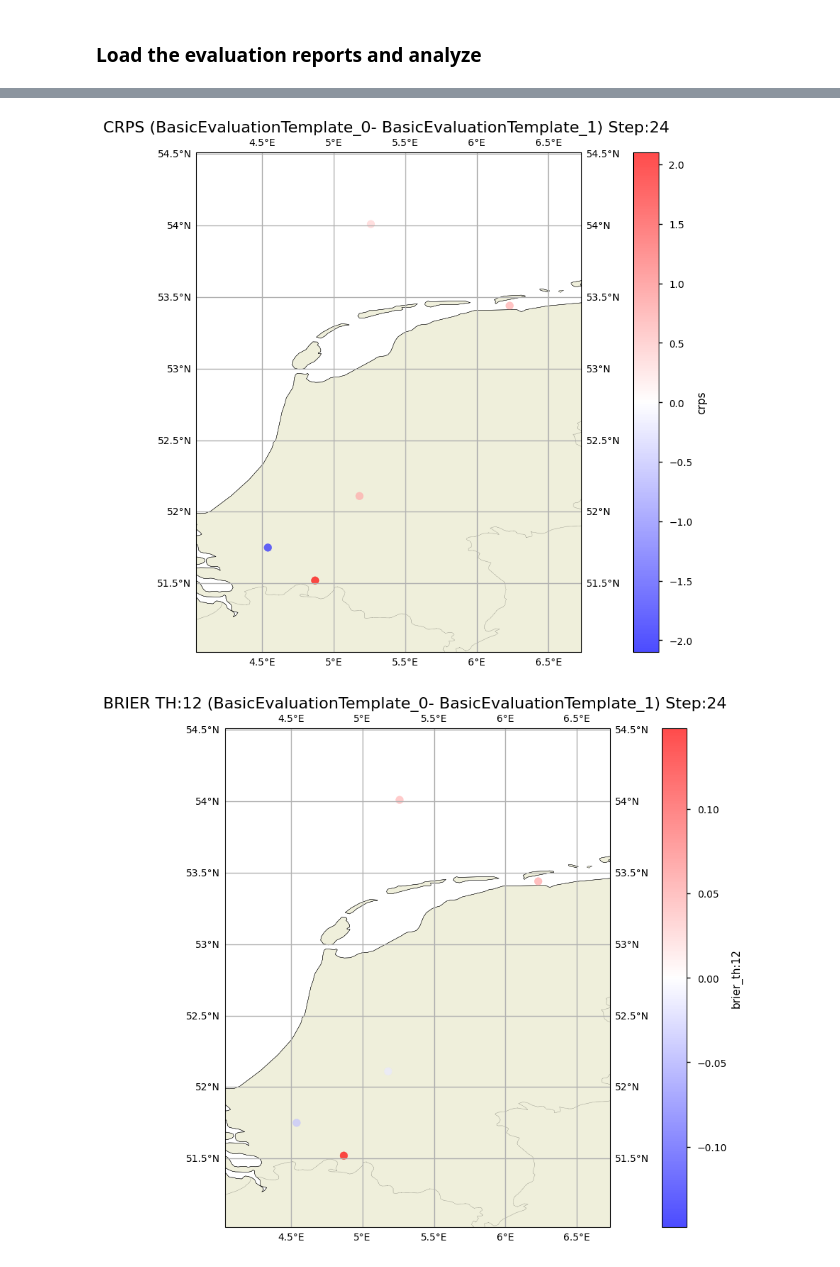
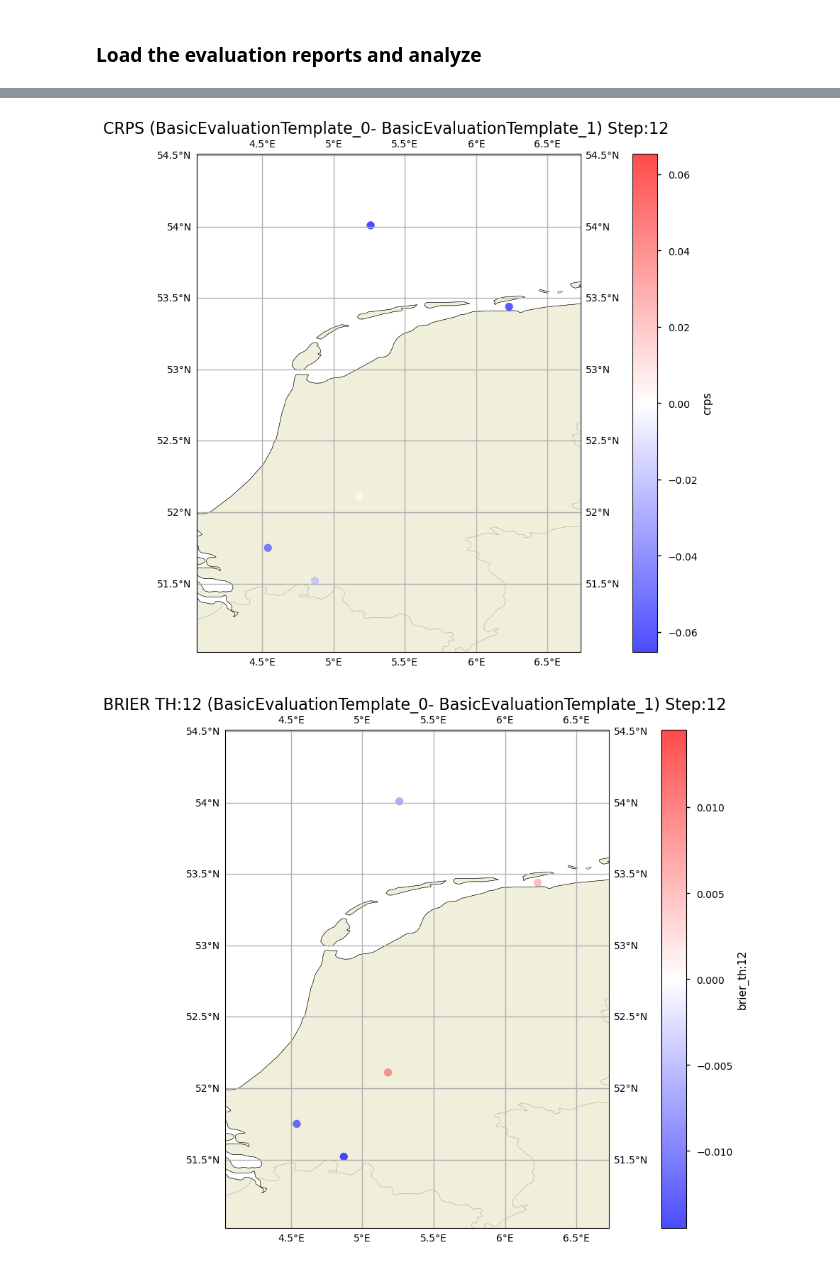
Before and after one commit to harunkivril/pfceval, a Jupyter notebook: templates/basic_evaluation_template.ipynb, the cells around one changed output, grey strips where cells are left out. Cells and saved outputs as stored; diff of their text form; code cells hidden in the pictures.

```diff
--- a/templates/basic_evaluation_template.ipynb
+++ b/templates/basic_evaluation_template.ipynb
@@ -135,16 +132,16 @@ pfceval.plotting.plot_lead_time_metrics(*reports, table_name="unseen_bootstraped
 # %%
 pfceval.plotting.plot_location_metrics(
-    step=24,
+    step=12,
     evaluation=reports[0],
     compare_with=reports[1],
     metrics=["crps", "brier_th:12"],
     cmap="bwr",
     dot_size=60,
     tol=0.5,
 )
 # %% [output]
-[figure, old version]
+[figure, new version]
-[figure, old version]
+[figure, new version]
 # %%
 pfceval.plotting.plot_spread_rmse(reports[0], table_name="unseen_bootstraped_lead_time_metrics")
 # %% [output]
```
Also changed, not shown: parts of 8 cells of this notebook, 1 other file.
